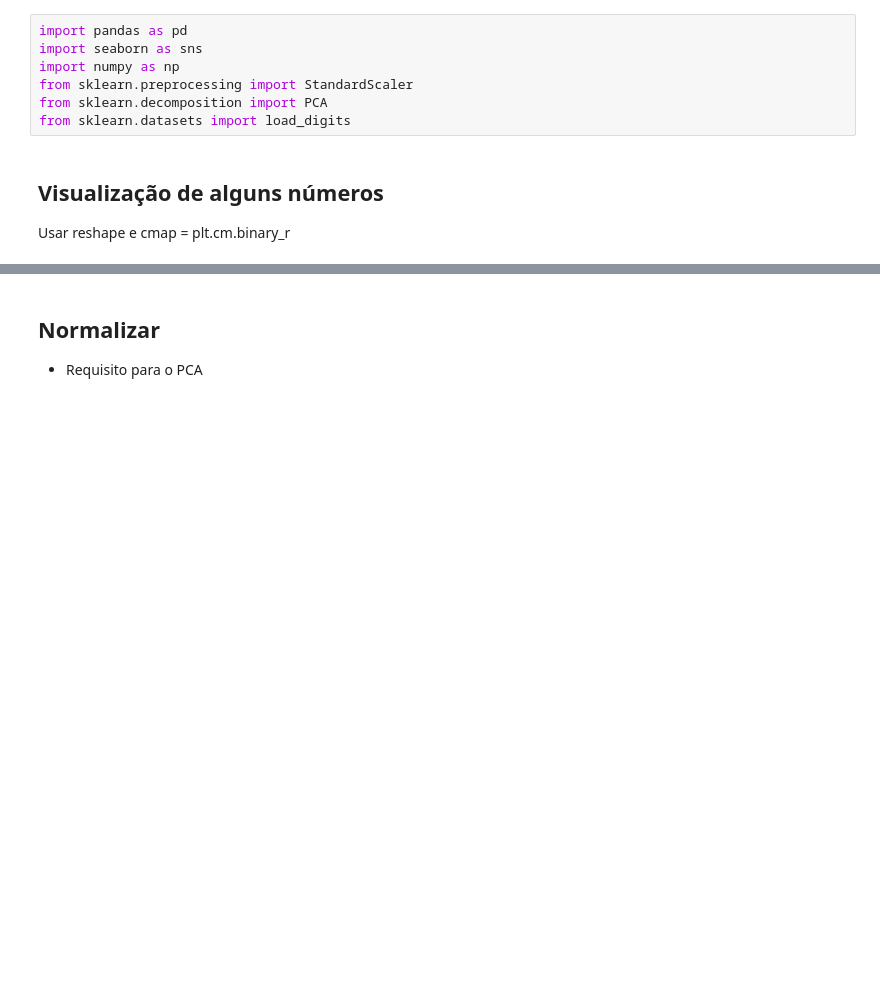
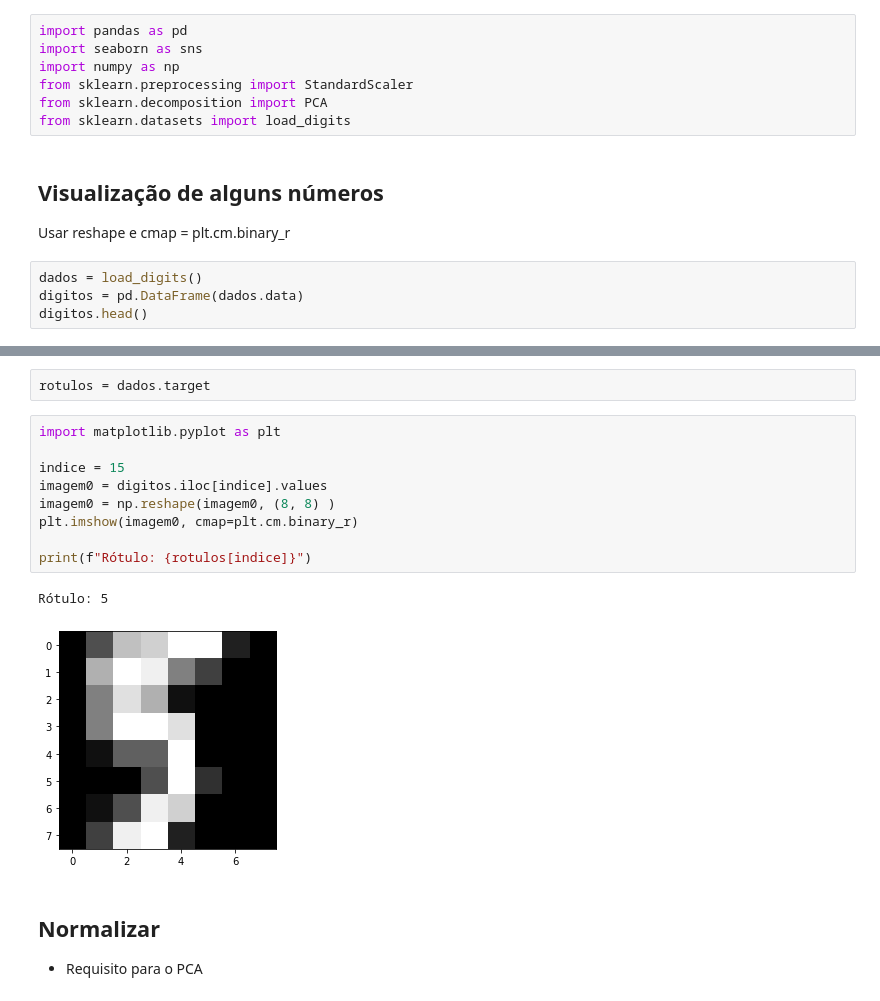
Before and after one commit to EutruTepit/BigData2022, a Jupyter notebook: [Aula_05].ipynb, the cells around one changed output, grey strips where cells are left out. Cells and saved outputs as stored; diff of their text form; blank space fills up the shorter version.

```diff
--- a/[Aula_05].ipynb
+++ b/[Aula_05].ipynb
@@ -484,3 +484,7 @@ from sklearn.datasets import load_digits
 ## Visualização de alguns números
 
 Usar reshape e cmap = plt.cm.binary_r
+# %%
+dados = load_digits()
+digitos = pd.DataFrame(dados.data)
+digitos.head()
@@ -487,3 +499,17 @@ Usar reshape e cmap = plt.cm.binary_r
+# %%
+rotulos = dados.target
+# %%
+import matplotlib.pyplot as plt
+
+indice = 15
+imagem0 = digitos.iloc[indice].values
+imagem0 = np.reshape(imagem0, (8, 8) )
+plt.imshow(imagem0, cmap=plt.cm.binary_r)
+
+print(f"Rótulo: {rotulos[indice]}")
+# %% [output]
+Rótulo: 5
+[figure, added]
 # %% [markdown]
 ## Normalizar
 
```
Also changed, not shown: parts of 11 cells of this notebook.
